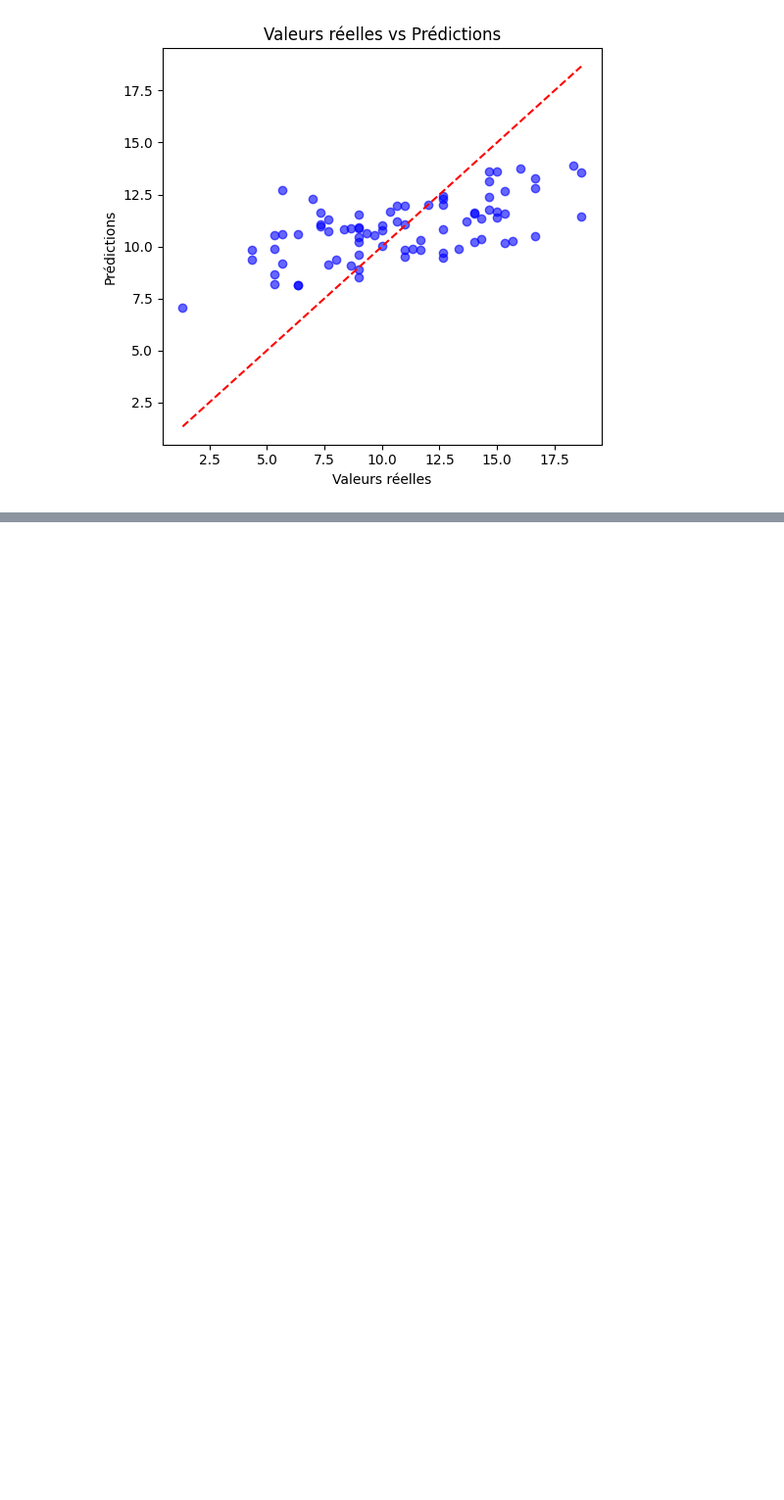
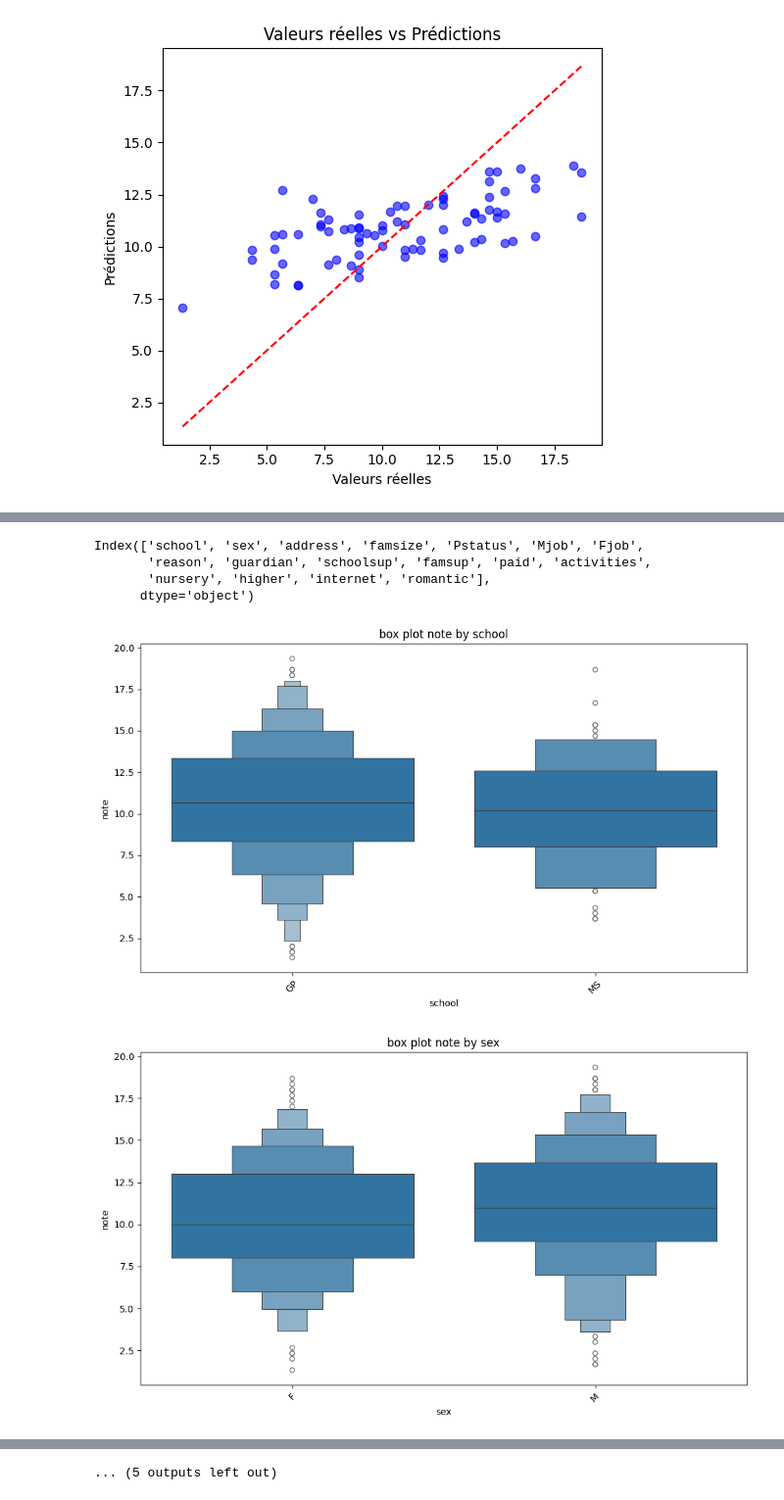
Before and after one commit to rachdigit/Projet_DataMining, a Jupyter notebook: proj_dm.ipynb, the cells around one changed output, grey strips where cells are left out. Shown at 98% size. Cells and saved outputs as stored; diff of their text form; code cells hidden in the pictures; blank space fills up the shorter version.

```diff
--- a/proj_dm.ipynb
+++ b/proj_dm.ipynb
@@ -1575,0 +1586,2 @@ df.head(10)
+# %%
+data_copy = data.copy()
@@ -1575,0 +1598,22 @@ df.head(10)
+# %%
+categorical_columns = data_copy.select_dtypes(include=['object','category']).columns
+# %%
+categorical_columns
+# %% [output]
+Index(['school', 'sex', 'address', 'famsize', 'Pstatus', 'Mjob', 'Fjob',
+       'reason', 'guardian', 'schoolsup', 'famsup', 'paid', 'activities',
+       'nursery', 'higher', 'internet', 'romantic'],
+      dtype='object')
+# %%
+for colonne in categorical_columns :
+    plt.figure(figsize=(10,6))
+    sns.boxenplot(data=data_copy,x=colonne,y='note')
+    plt.title(f'box plot note by {colonne}')
+    plt.xlabel(colonne)
+    plt.ylabel('note')
+    plt.xticks(rotation=45)
+    plt.tight_layout()
+    plt.show()
+# %% [output]
+[figure, added]
+[figure, added]
@@ -1575,0 +1630 @@ df.head(10)
+... (5 outputs left out)
```
Also changed, not shown: parts of 10 cells of this notebook.
